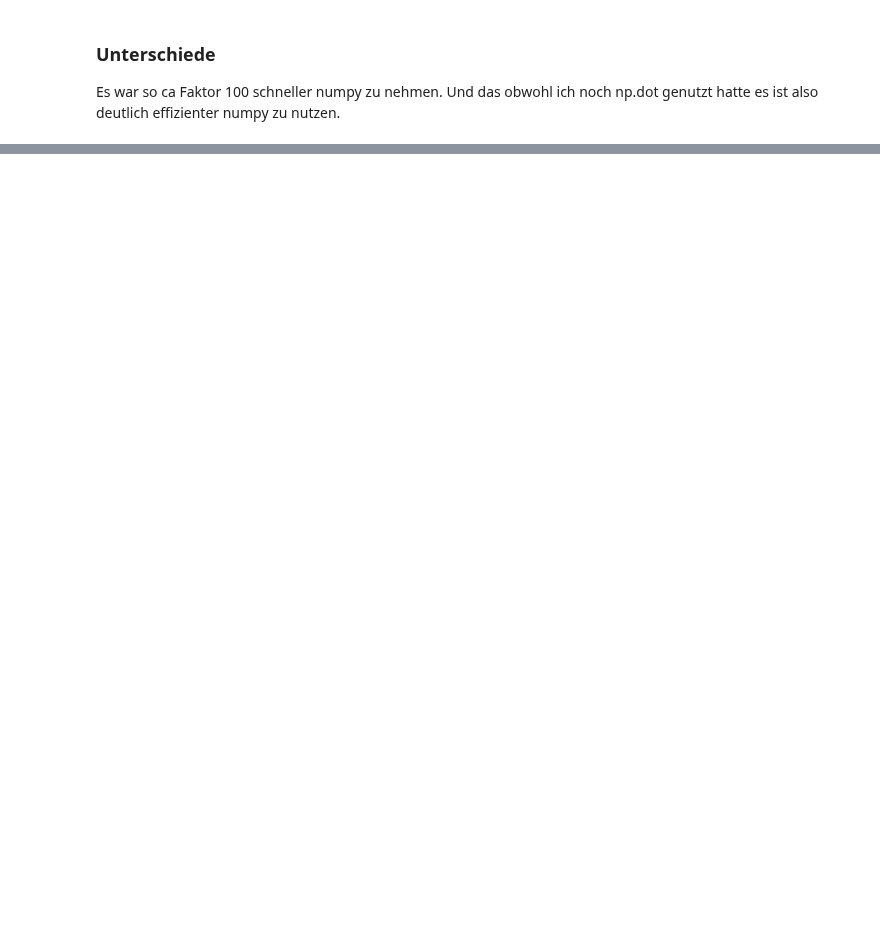
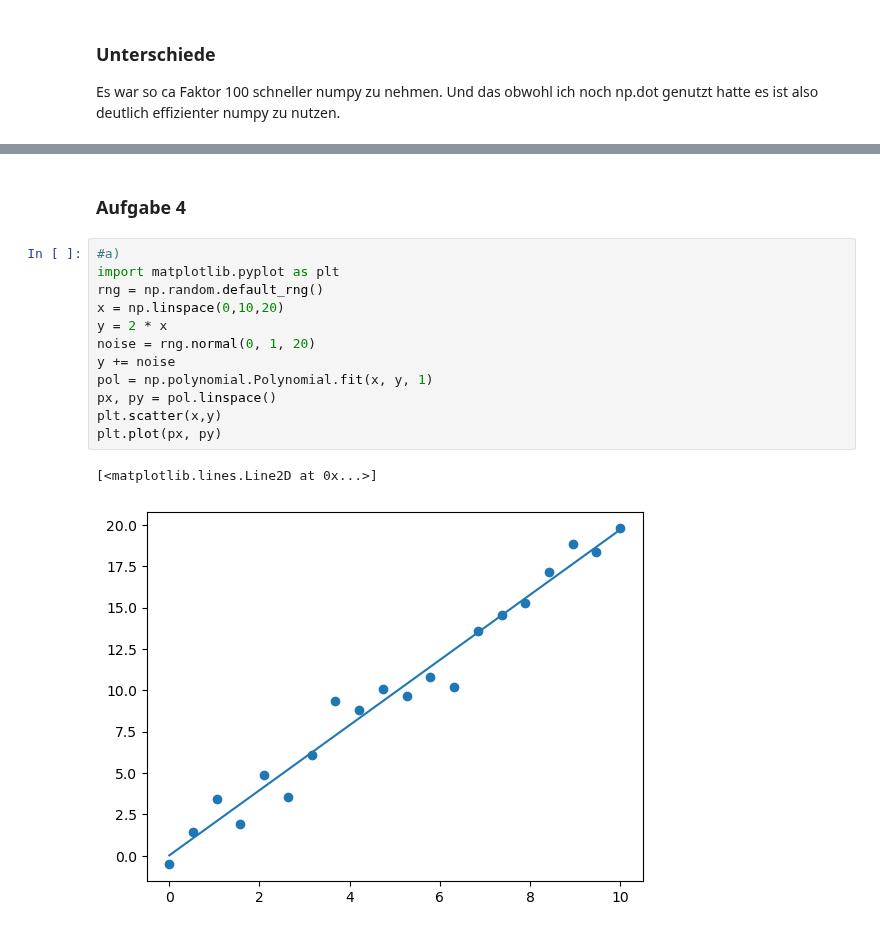
Before and after one commit to TimNogga/tillegal, a Jupyter notebook: Numerik 1.ipynb, the cells around one changed output, grey strips where cells are left out. Drawn from its saved outputs; the diff is of its cells as text; blank space fills up the shorter version.

```diff
--- a/Numerik 1.ipynb
+++ b/Numerik 1.ipynb
@@ -250,0 +264,17 @@ invertierbar = np.where(determinant != 0)
+# %% [markdown]
+### Aufgabe 4 ###
+# %%
+#a)
+import matplotlib.pyplot as plt
+rng = np.random.default_rng()
+x = np.linspace(0,10,20)
+y = 2 * x
+noise = rng.normal(0, 1, 20)
+y += noise
+pol = np.polynomial.Polynomial.fit(x, y, 1)
+px, py = pol.linspace()
+plt.scatter(x,y)
+plt.plot(px, py)
+# %% [output]
+[<matplotlib.lines.Line2D at 0x...>]
+[figure, added]
```
Also changed, not shown: parts of 11 cells of this notebook.
